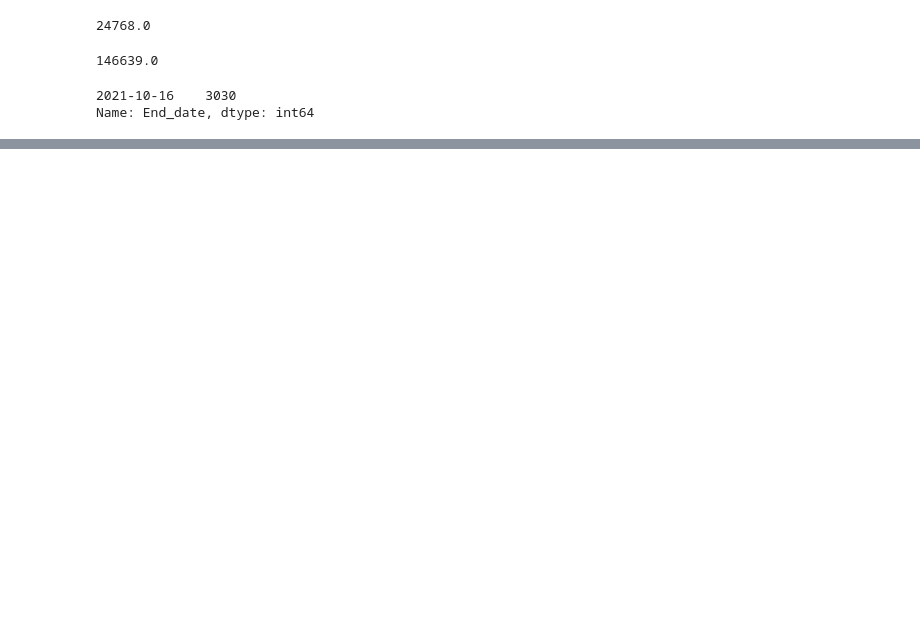
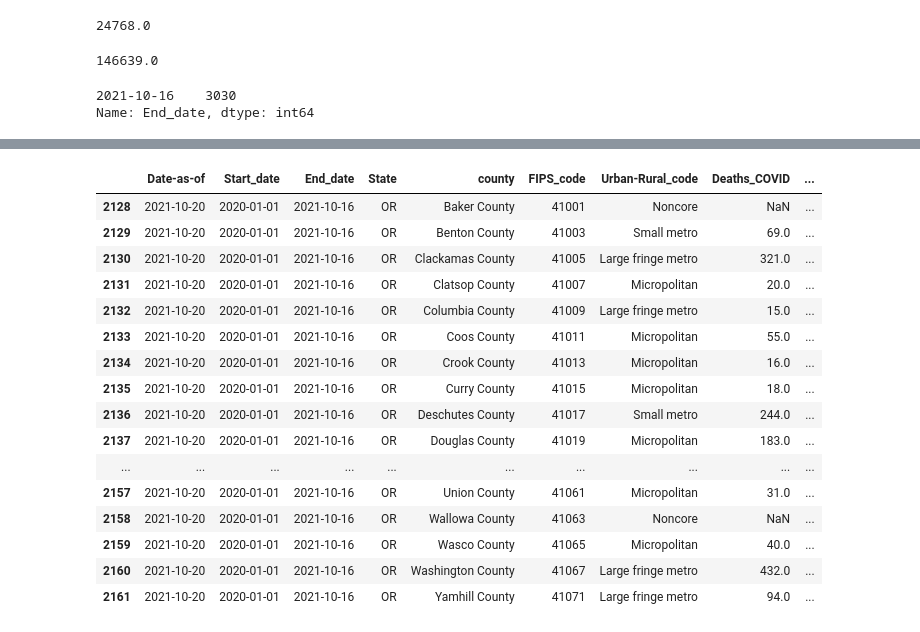
Before and after one commit to abgarberpaul/COVID-voting, a Jupyter notebook: tests_batch_01/COVID-voting_Batch-01.ipynb, the cells around one changed output, grey strips where cells are left out. Saved outputs shown, nothing was run; the diff lists cells and outputs as text; code cells hidden in the pictures; blank space fills up the shorter version.

```diff
--- a/tests_batch_01/COVID-voting_Batch-01.ipynb
+++ b/tests_batch_01/COVID-voting_Batch-01.ipynb
@@ -205,0 +218,4 @@ oregon_data_df
+# %%
+df_new2 = df_new
+# %%
+df_new2['%Deaths_Covid']=(df_new2['Deaths_COVID']/df_new2['Deaths_All'])*100
@@ -205,0 +231,2 @@ oregon_data_df
+# %%
+df_new2=df_new2.drop(columns=['new column'])
@@ -205,0 +244,22 @@ oregon_data_df
+# %%
+# SLICE - OREGON Data take two
+oregon_data_2=df_new2.loc[df_new["State"]=="OR"]
+oregon_data_2
+# %% [output]
+|  | Date-as-of | Start_date | End_date | State | county | FIPS_code | Urban-Rural_code | Deaths_COVID | ... |
+| 2128 | 2021-10-20 | 2020-01-01 | 2021-10-16 | OR | Baker County | 41001 | Noncore | NaN | ... |
+| 2129 | 2021-10-20 | 2020-01-01 | 2021-10-16 | OR | Benton County | 41003 | Small metro | 69.0 | ... |
+| 2130 | 2021-10-20 | 2020-01-01 | 2021-10-16 | OR | Clackamas County | 41005 | Large fringe metro | 321.0 | ... |
+| 2131 | 2021-10-20 | 2020-01-01 | 2021-10-16 | OR | Clatsop County | 41007 | Micropolitan | 20.0 | ... |
+| 2132 | 2021-10-20 | 2020-01-01 | 2021-10-16 | OR | Columbia County | 41009 | Large fringe metro | 15.0 | ... |
+| 2133 | 2021-10-20 | 2020-01-01 | 2021-10-16 | OR | Coos County | 41011 | Micropolitan | 55.0 | ... |
+| 2134 | 2021-10-20 | 2020-01-01 | 2021-10-16 | OR | Crook County | 41013 | Micropolitan | 16.0 | ... |
+| 2135 | 2021-10-20 | 2020-01-01 | 2021-10-16 | OR | Curry County | 41015 | Micropolitan | 18.0 | ... |
+| 2136 | 2021-10-20 | 2020-01-01 | 2021-10-16 | OR | Deschutes County | 41017 | Small metro | 244.0 | ... |
+| 2137 | 2021-10-20 | 2020-01-01 | 2021-10-16 | OR | Douglas County | 41019 | Micropolitan | 183.0 | ... |
+| ... | ... | ... | ... | ... | ... | ... | ... | ... | ... |
+| 2157 | 2021-10-20 | 2020-01-01 | 2021-10-16 | OR | Union County | 41061 | Micropolitan | 31.0 | ... |
+| 2158 | 2021-10-20 | 2020-01-01 | 2021-10-16 | OR | Wallowa County | 41063 | Noncore | NaN | ... |
+| 2159 | 2021-10-20 | 2020-01-01 | 2021-10-16 | OR | Wasco County | 41065 | Micropolitan | 40.0 | ... |
+| 2160 | 2021-10-20 | 2020-01-01 | 2021-10-16 | OR | Washington County | 41067 | Large fringe metro | 432.0 | ... |
+| 2161 | 2021-10-20 | 2020-01-01 | 2021-10-16 | OR | Yamhill County | 41071 | Large fringe metro | 94.0 | ... |
```
Also changed, not shown: parts of 16 cells of this notebook, 5 other files.
